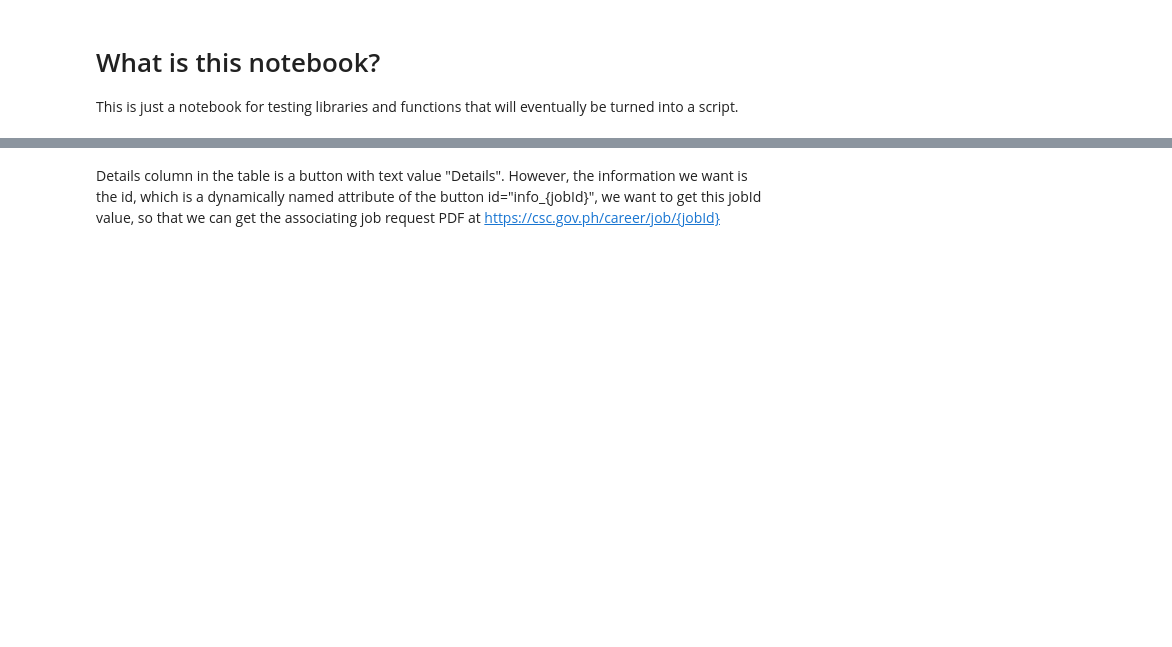
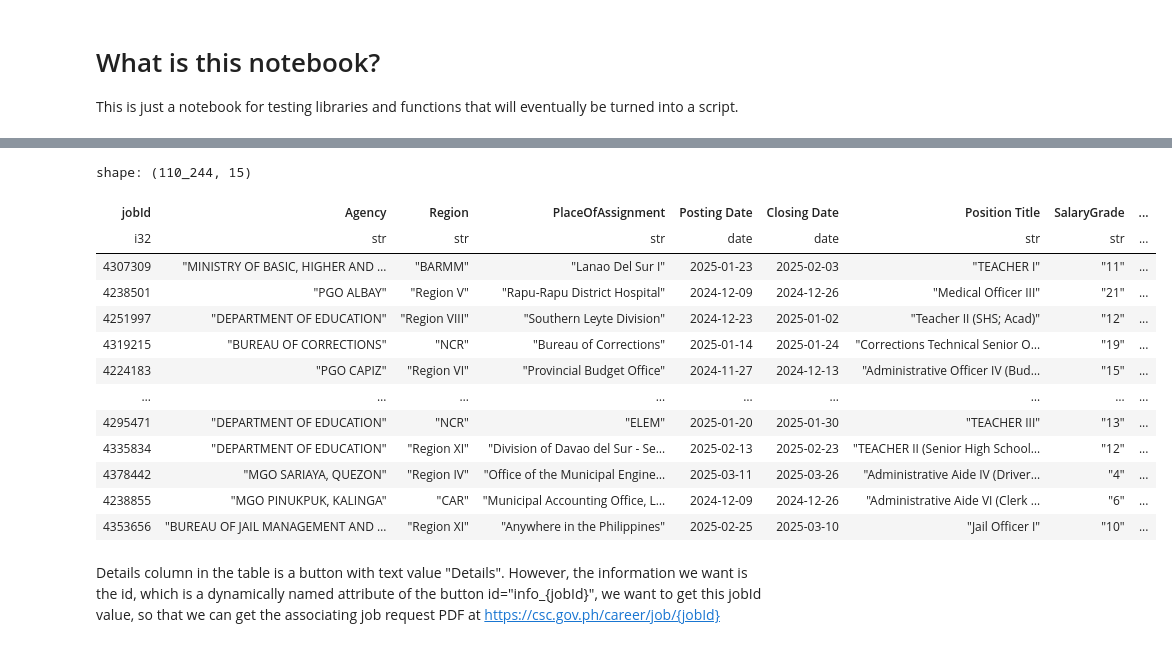
Before and after one commit to iragca/ml-final-project, a Jupyter notebook: notebooks/1.0-iragca-csc.ipynb, the cells around one changed output, grey strips where cells are left out. Drawn from its saved outputs; the diff is of its cells as text; code cells hidden in the pictures; blank space fills up the shorter version.

```diff
--- a/notebooks/1.0-iragca-csc.ipynb
+++ b/notebooks/1.0-iragca-csc.ipynb
@@ -114,0 +59,3 @@ shape: (20, 2)
+# %%
+joined_data = pdfData.join(data, left_on="jobId", right_on="Action", how="inner")
+joined_data.head(1)
@@ -115,3 +67,56 @@ shape: (20, 2)
+# %%
+formatted_joined_data = (
+    joined_data.drop(["Agency", "PositionTitle", "PlantillaNo"])
+    .with_columns(
+        [
+            pl.col("Agency_right").alias("Agency"),
+        ]
+    )
+    .drop(["Agency_right"])
+    .with_columns(
+        [
+            pl.col("Posting Date")
+            .str.strptime(pl.Date, "%d %b %Y")  # Convert from "20 Apr 2025"
+            .alias("Posting Date"),
+            pl.col("Closing Date")
+            .str.strptime(pl.Date, "%d %b %Y")  # Convert from "20 Apr 2025"
+            .alias("Closing Date"),
+        ]
+    )
+    .select([
+        pl.col("jobId"),
+        pl.col("Agency"),
+        pl.col("Region"),
+        pl.col("PlaceOfAssignment"),
+        pl.col("Posting Date"),
+        pl.col("Closing Date"),
+        pl.col("Position Title"),
+        pl.col("SalaryGrade"),
+        pl.col("MonthlySalary"),
+        pl.col("Eligibility"),
+        pl.col("Education"),
+        pl.col("Training"),
+        pl.col("Experience"),
+        pl.col("Competency"),
+        pl.col("Plantilla Item No."),
+    ])
+).unique(subset=["jobId"])
+formatted_joined_data
+# %% [output]
+shape: (110_244, 15)
+| jobId | Agency | Region | PlaceOfAssignment | Posting Date | Closing Date | Position Title | SalaryGrade | ... |
+| i32 | str | str | str | date | date | str | str | ... |
+| 4307309 | "MINISTRY OF BASIC, HIGHER AND … | "BARMM" | "Lanao Del Sur I" | 2025-01-23 | 2025-02-03 | "TEACHER I" | "11" | ... |
+| 4238501 | "PGO ALBAY" | "Region V" | "Rapu-Rapu District Hospital" | 2024-12-09 | 2024-12-26 | "Medical Officer III" | "21" | ... |
+| 4251997 | "DEPARTMENT OF EDUCATION" | "Region VIII" | "Southern Leyte Division" | 2024-12-23 | 2025-01-02 | "Teacher II (SHS; Acad)" | "12" | ... |
+| 4319215 | "BUREAU OF CORRECTIONS" | "NCR" | "Bureau of Corrections" | 2025-01-14 | 2025-01-24 | "Corrections Technical Senior O… | "19" | ... |
+| 4224183 | "PGO CAPIZ" | "Region VI" | "Provincial Budget Office" | 2024-11-27 | 2024-12-13 | "Administrative Officer IV (Bud… | "15" | ... |
+| … | … | … | … | … | … | … | … | ... |
+| 4295471 | "DEPARTMENT OF EDUCATION" | "NCR" | "ELEM" | 2025-01-20 | 2025-01-30 | "TEACHER III" | "13" | ... |
+| 4335834 | "DEPARTMENT OF EDUCATION" | "Region XI" | "Division of Davao del Sur - Se… | 2025-02-13 | 2025-02-23 | "TEACHER II (Senior High School… | "12" | ... |
+| 4378442 | "MGO SARIAYA, QUEZON" | "Region IV" | "Office of the Municipal Engine… | 2025-03-11 | 2025-03-26 | "Administrative Aide IV (Driver… | "4" | ... |
+| 4238855 | "MGO PINUKPUK, KALINGA" | "CAR" | "Municipal Accounting Office, L… | 2024-12-09 | 2024-12-26 | "Administrative Aide VI (Clerk … | "6" | ... |
+| 4353656 | "BUREAU OF JAIL MANAGEMENT AND … | "Region XI" | "Anywhere in the Philippines" | 2025-02-25 | 2025-03-10 | "Jail Officer I" | "10" | ... |
 # %% [markdown]
 Details column in the table is a button with text value "Details". However, the information we want is the id, which is a dynamically named attribute of the button id="info_{jobId}", we want to get this jobId value, so that we can get the associating job request PDF at https://csc.gov.ph/career/job/{jobId}
 # %%
```
Also changed, not shown: parts of 21 cells of this notebook, 1 other file.
